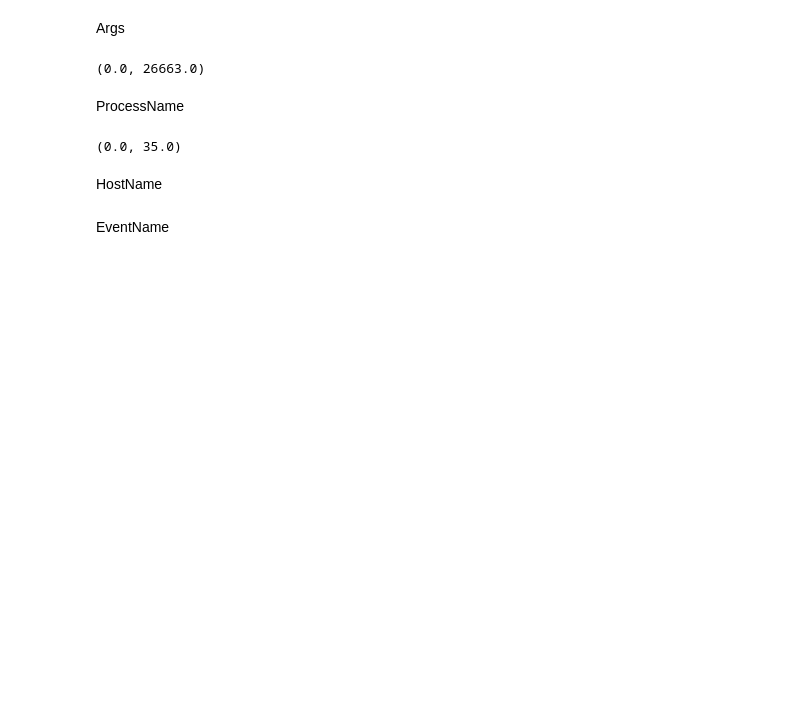
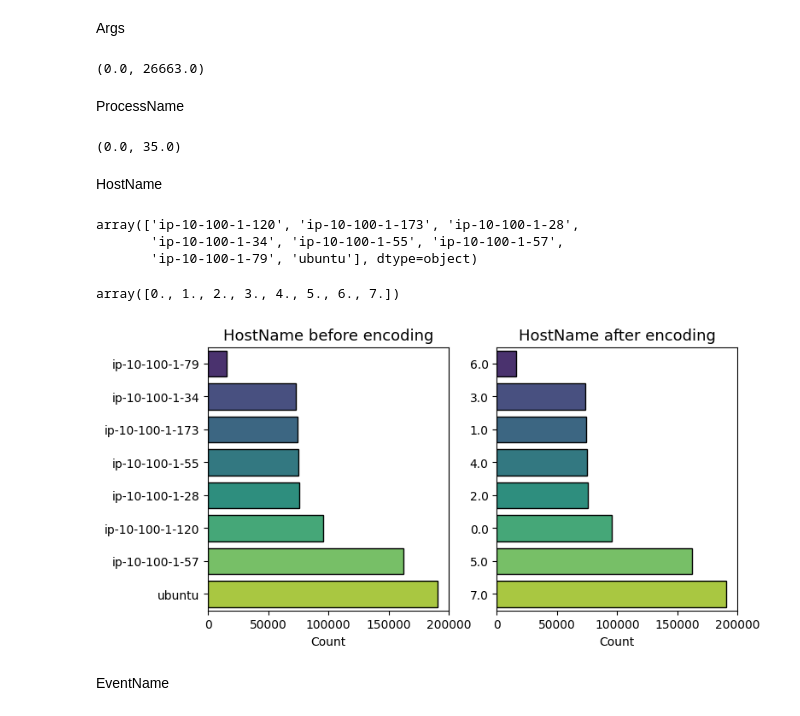
Before and after one commit to moryba/Beth-project, a Jupyter notebook: Data analysis/data analysis.ipynb, the cells around one changed output. Drawn from its saved outputs; the diff is of its cells as text; code cells hidden in the pictures; blank space fills up the shorter version.

```diff
--- a/Data analysis/data analysis.ipynb
+++ b/Data analysis/data analysis.ipynb
@@ -1732,6 +1732,43 @@ X_cat_val['hostName'] = host_val_enc
 host_test_enc = host_ordinal_encoder.transform(X_cat_test[['hostName']])
 host_test_enc = np.where(host_test_enc==-1, np.max(X_cat_train['hostName'])+1, host_test_enc)
 X_cat_test['hostName'] = host_test_enc
+# %%
+train_data['hostName'].unique()
+# %% [output]
+array(['ip-10-100-1-120', 'ip-10-100-1-173', 'ip-10-100-1-28',
+       'ip-10-100-1-34', 'ip-10-100-1-55', 'ip-10-100-1-57',
+       'ip-10-100-1-79', 'ubuntu'], dtype=object)
+# %%
+X_cat_train['hostName'].unique()
+# %% [output]
+array([0., 1., 2., 3., 4., 5., 6., 7.])
+# %%
+fig, ax = plt.subplots(1,2,figsize=(8,4))
+
+df_plot = pd.DataFrame()
+host_train = train_data.groupby(['hostName'])[['timestamp']].count()
+df_plot['labels'] = host_train.index.values.astype('str')
+df_plot['counts'] = host_train.timestamp.values
+df_plot = df_plot.sort_values(by='counts', ascending=True)
+sns.barplot(data=df_plot, x='counts', y='labels', ax=ax[0], palette='viridis', edgecolor='black')
+ax[0].set_xlabel('Count')
+ax[0].set_ylabel('')
+ax[0].set_title('HostName before encoding', size=13, ha="center")
+
+df_plot = pd.DataFrame()
+host_train = X_cat_train.groupby(['hostName'])[['hostName']].count()
+df_plot['labels'] = host_train.index.values.astype('str')
+df_plot['counts'] = host_train.hostName.values
+df_plot = df_plot.sort_values(by='counts', ascending=True)
+sns.barplot(data=df_plot, x='counts', y='labels', ax=ax[1], palette='viridis', edgecolor='black')
+ax[1].set_xlabel('Count')
+ax[1].set_ylabel('')
+ax[1].set_title('HostName after encoding', size=13, ha="center")
+
+
+plt.show()
+# %% [output]
+[figure, added]
 # %% [markdown]
 EventName
 # %%
```
Also changed, not shown: parts of 8 cells of this notebook, 3 other files.
